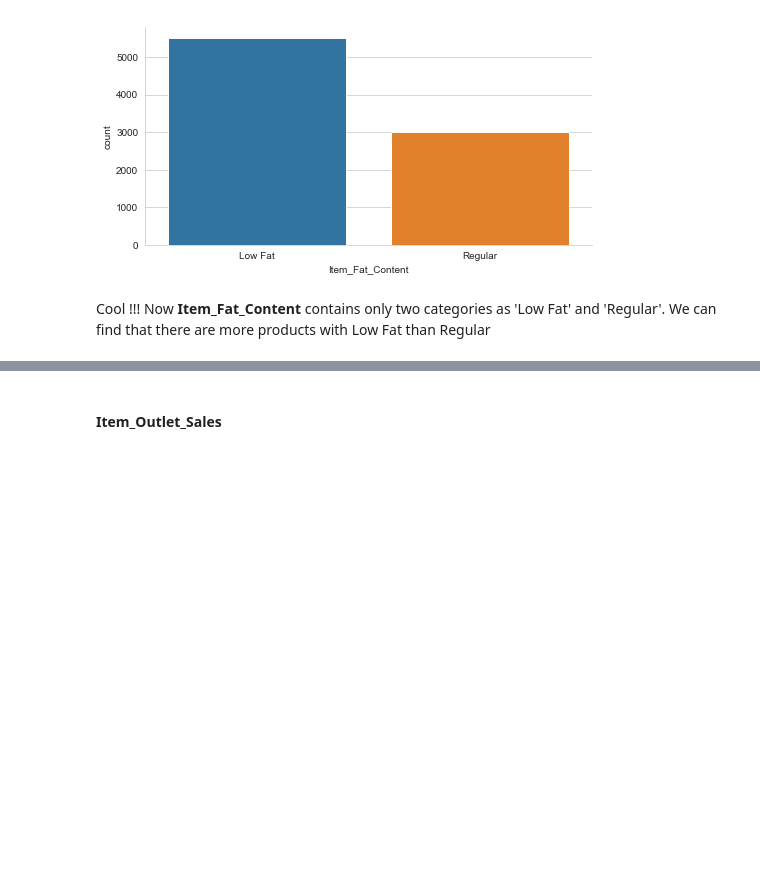
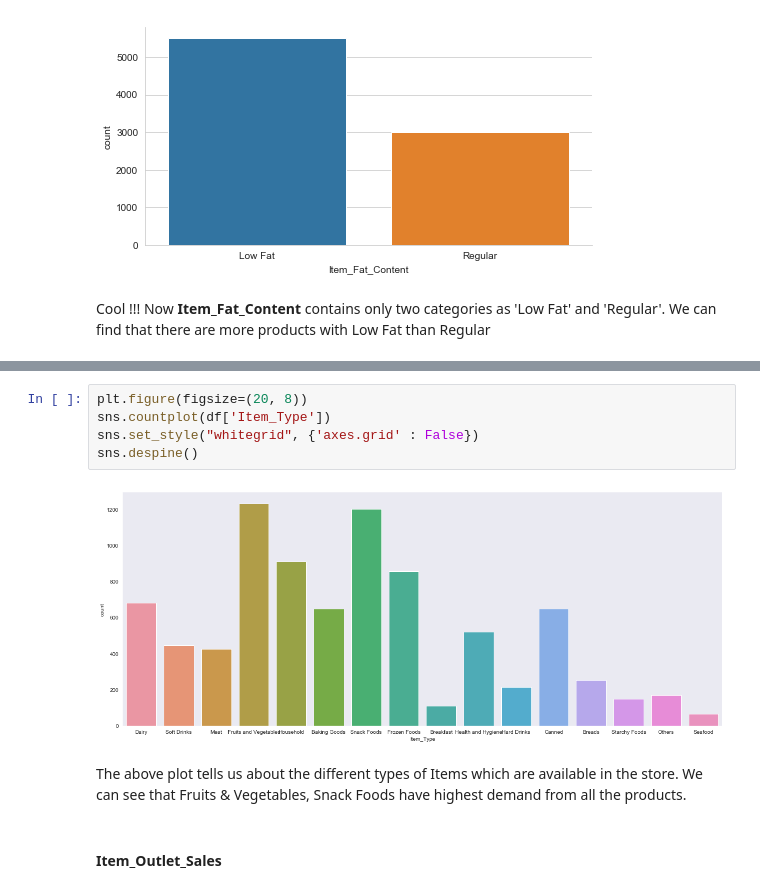
Before and after one commit to kakkarsaab/Big_Mart_Sales, a Jupyter notebook: Big Mart Sales.ipynb, the cells around one changed output, grey strips where cells are left out. Cells and saved outputs as stored; diff of their text form; blank space fills up the shorter version.

```diff
--- a/Big Mart Sales.ipynb
+++ b/Big Mart Sales.ipynb
@@ -229,3 +239,13 @@ Cool !!! Now **Item_Fat_Content** contains only two categories as 'Low Fat' and
+# %%
+plt.figure(figsize=(20, 8))
+sns.countplot(df['Item_Type'])
+sns.set_style("whitegrid", {'axes.grid' : False})
+sns.despine()
+# %% [output]
+[figure, added]
+# %% [markdown]
+The above plot tells us about the different types of Items which are available in the store.
+We can see that Fruits & Vegetables, Snack Foods have highest demand from all the products.
 # %% [markdown]
 #### Item_Outlet_Sales
 # %%
```
Also changed, not shown: parts of 5 cells of this notebook.
